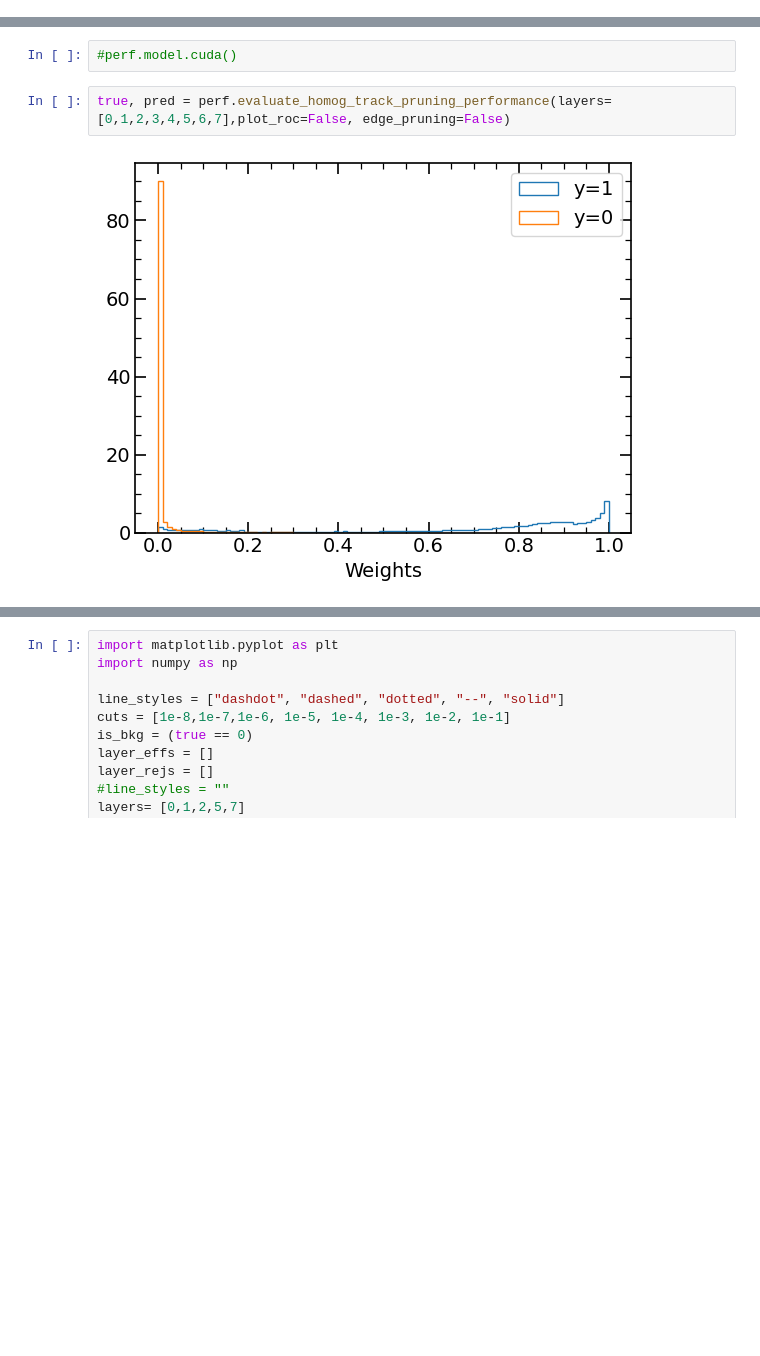
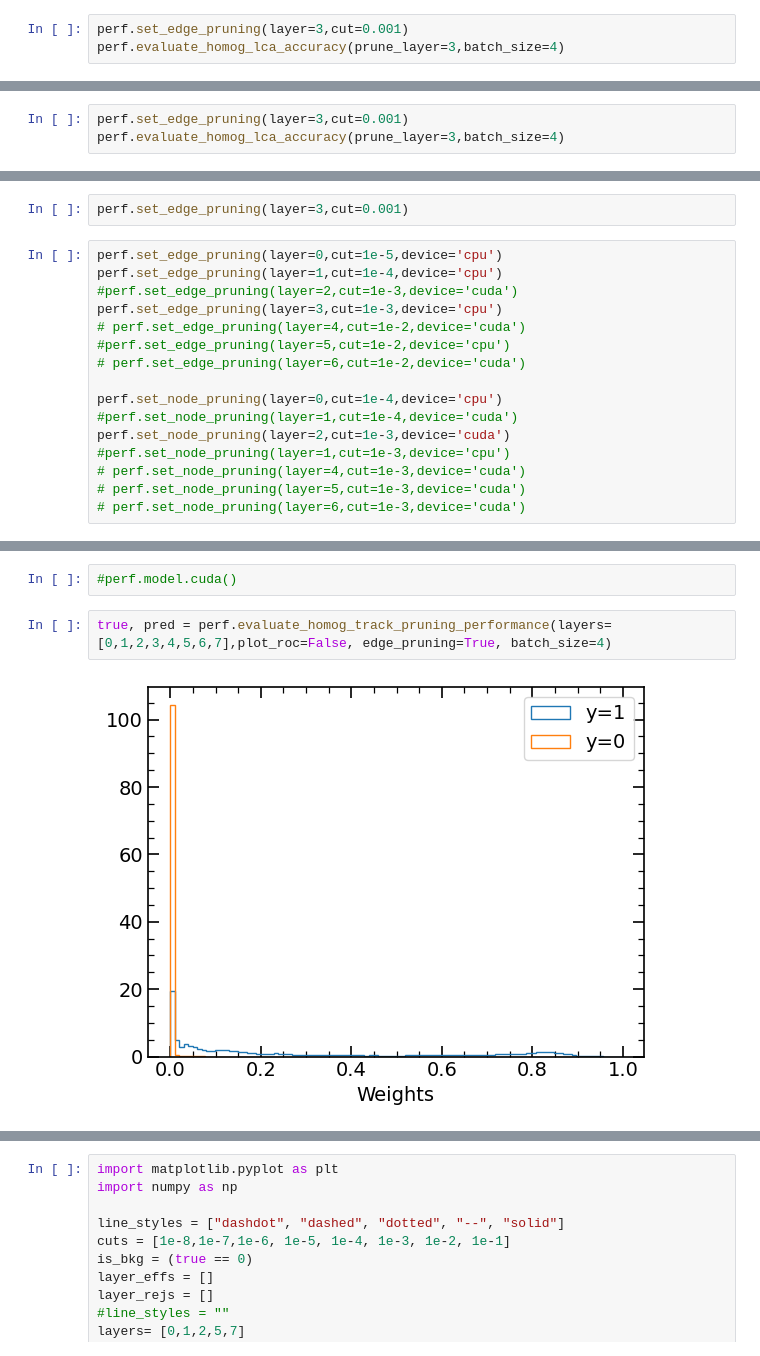
Before and after one commit to willsutcliffe/scalable_mtl_hgnn, a Jupyter notebook: Refactoring_perf.ipynb, the cells around one changed output, grey strips where cells are left out. Saved outputs shown, nothing was run; the diff lists cells and outputs as text; blank space fills up the shorter version.

```diff
--- a/Refactoring_perf.ipynb
+++ b/Refactoring_perf.ipynb
@@ -51,0 +174,3 @@ perf = Performance(config_loader)
+# %%
+perf.set_edge_pruning(layer=3,cut=0.001)
+perf.evaluate_homog_lca_accuracy(prune_layer=3,batch_size=4)
@@ -51,0 +183,3 @@ perf = Performance(config_loader)
+# %%
+perf.set_edge_pruning(layer=3,cut=0.001)
+perf.evaluate_homog_lca_accuracy(prune_layer=3,batch_size=4)
@@ -115,0 +316,18 @@ Event & 52.1 & 16.1 & 22.2 & 9.7 \\
+# %%
+perf.set_edge_pruning(layer=3,cut=0.001)
+# %%
+perf.set_edge_pruning(layer=0,cut=1e-5,device='cpu')
+perf.set_edge_pruning(layer=1,cut=1e-4,device='cpu')
+#perf.set_edge_pruning(layer=2,cut=1e-3,device='cuda')
+perf.set_edge_pruning(layer=3,cut=1e-3,device='cpu')
+# perf.set_edge_pruning(layer=4,cut=1e-2,device='cuda')
+#perf.set_edge_pruning(layer=5,cut=1e-2,device='cpu')
+# perf.set_edge_pruning(layer=6,cut=1e-2,device='cuda')
+
+perf.set_node_pruning(layer=0,cut=1e-4,device='cpu')
+#perf.set_node_pruning(layer=1,cut=1e-4,device='cuda')
+perf.set_node_pruning(layer=2,cut=1e-3,device='cuda')
+#perf.set_node_pruning(layer=1,cut=1e-3,device='cpu')
+# perf.set_node_pruning(layer=4,cut=1e-3,device='cuda')
+# perf.set_node_pruning(layer=5,cut=1e-3,device='cuda')
+# perf.set_node_pruning(layer=6,cut=1e-3,device='cuda')
@@ -168,6 +606,6 @@ Name: TimeModel, Length: 897, dtype: float64
 # %%
 #perf.model.cuda()
 # %%
-true, pred = perf.evaluate_homog_track_pruning_performance(layers=[0,1,2,3,4,5,6,7],plot_roc=False, edge_pruning=False)
+true, pred = perf.evaluate_homog_track_pruning_performance(layers=[0,1,2,3,4,5,6,7],plot_roc=False, edge_pruning=True, batch_size=4)
 # %% [output]
-[figure, old version]
+[figure, new version]
```
Also changed, not shown: parts of 73 cells of this notebook, 25 other files.
